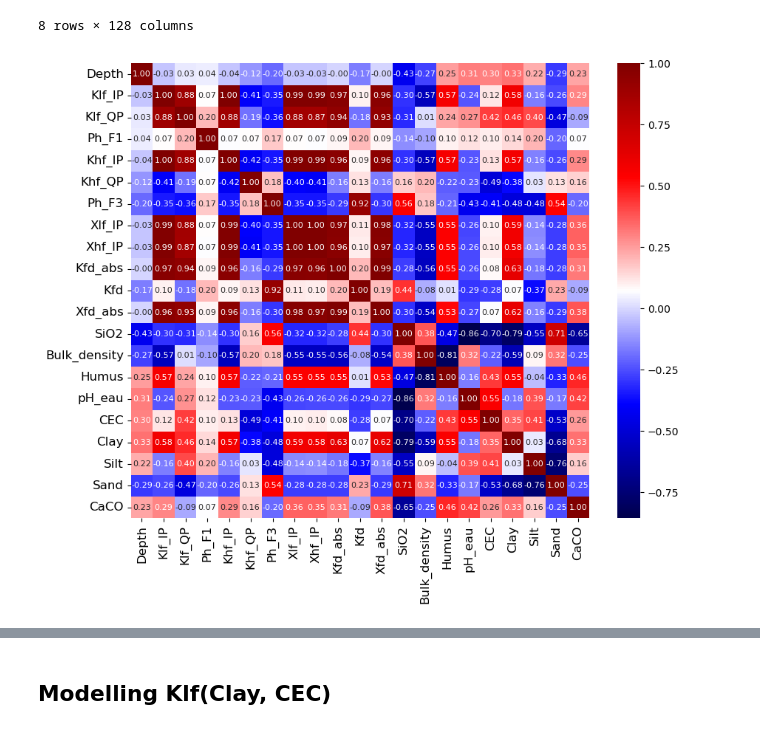
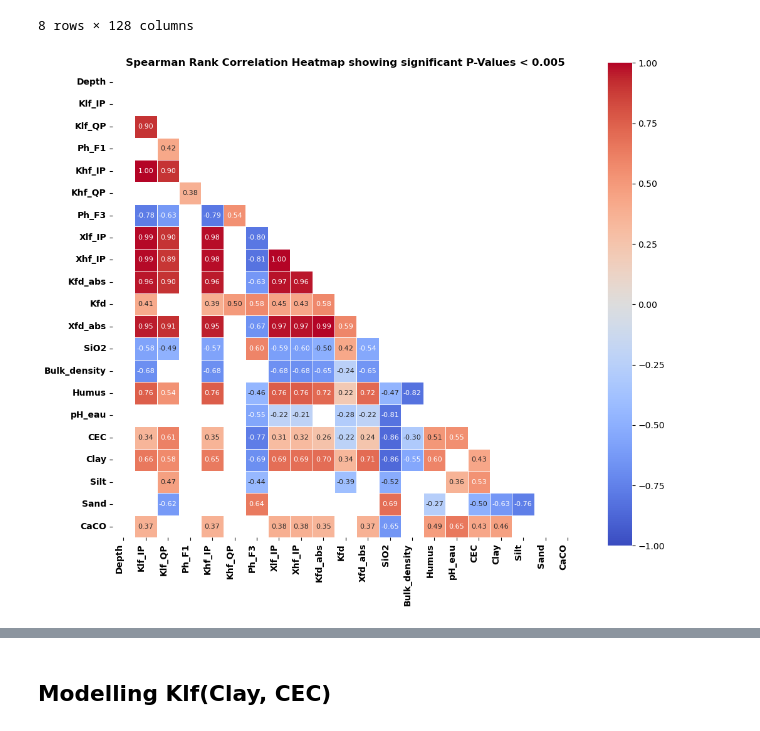
Before and after one commit to SENSE-UGent/kappa-CEC, a Jupyter notebook: cec_clay_susc.ipynb, the cells around one changed output, grey strips where cells are left out. Cells and saved outputs as stored; diff of their text form; code cells hidden in the pictures.

```diff
--- a/cec_clay_susc.ipynb
+++ b/cec_clay_susc.ipynb
@@ -22,8 +24,8 @@ from sklearn.preprocessing import PolynomialFeatures
 pd.set_option("display.max_rows", 100, "display.max_columns", 100)
 np.set_printoptions(precision=2)
 # %%
-#df = pd.read_excel('cec_clay_susc.xlsx')[:56]
-df = pd.read_excel('cec_clay_susc.xlsx')[:173]
+df = pd.read_excel('data/cec_clay_susc.xlsx')[:173] # all samples
+#df = df[:56]                                  # just non-tropical samples
 
 df.describe()
 # %% [output]
@@ -38,24 +40,41 @@ df.describe()
 | max | 396.000000 | 362.660000 | 258.000000 | 0.033480 | 0.000037 | 18.560000 | 17.960000 | 796.000000 | 4.000000 | 0.030000 | 4.148000e-06 | ... |
 8 rows × 128 columns
 # %%
-df_f = df[['Depth', 'Klf_IP', 'Klf_QP', 'Ph_F1', 'Khf_IP', 'Khf_QP', 'Ph_F3', 'Xlf_IP', 'Xhf_IP', 'Kfd_abs', 'Kfd', 'Xfd_abs', 'SiO2', 'Bulk_density',
-           'Humus', 'pH_eau', 'CEC', 'Clay', 'Silt', 'Sand', 'CaCO']]
+filtered_features = ['Depth', 'Klf_IP', 'Klf_QP', 'Ph_F1', 'Khf_IP', 'Khf_QP', 'Ph_F3', 'Xlf_IP', 'Xhf_IP', 'Kfd_abs', 'Kfd', 'Xfd_abs', 'SiO2', 'Bulk_density',
+           'Humus', 'pH_eau', 'CEC', 'Clay', 'Silt', 'Sand', 'CaCO']
 
-# Setting the figure size
-plt.figure(figsize=(10, 8))
+# Calculate the Spearman rank correlation coefficients and p-values
+corr, p_value = spearmanr(df[filtered_features], nan_policy='omit')
 
-# Plotting correlation heatmap with annotations
-dataplot = sns.heatmap(df_f.corr(), cmap="seismic", annot=True, fmt=".2f", annot_kws={"size": 8})
+# Convert to DataFrame for easier plotting
+corr_df = pd.DataFrame(corr, index=filtered_features, columns=filtered_features)
+p_value_df = pd.DataFrame(p_value, index=filtered_features, columns=filtered_features)
 
-dataplot.tick_params(axis='both', which='major', labelsize=12)
+# Create a mask for significant p-values (e.g., p < 0.01)
+p_value_mask = 0.005
+significant_mask = p_value_df < p_value_mask
 
-# Rotating y-axis labels for better visualization
-dataplot.set_yticklabels(dataplot.get_yticklabels(), rotation=0)
+# Mask for the upper triangle
+mask = np.triu(np.ones_like(corr_df, dtype=bool))
 
-# Setting the label size for x and y axes
-dataplot.set_xlabel(dataplot.get_xlabel(), fontsize=14)
-dataplot.set_ylabel(dataplot.get_ylabel(), fontsize=14)
+# Combine the masks
+final_mask = mask | ~significant_mask
 
+# Set up the matplotlib figure
+plt.figure(figsize=(12, 10))
+
+# Draw the heatmap with the mask and correct aspect ratio
+sns.heatmap(corr_df, mask=final_mask, annot=True, fmt=".2f", cmap='coolwarm', square=True, linewidths=.5, vmin=-1, vmax=1, annot_kws={"size": 8})
+
+# Adjust layout for better readability
+plt.xticks(rotation=90, ha='right', fontsize=10, fontweight='bold')
+plt.yticks(rotation=0, fontsize=10, fontweight='bold')
+plt.title('Spearman Rank Correlation Heatmap showing significant P-Values < '+str(p_value_mask), fontsize=12, fontweight='bold')
+
+# Show the plot
+folder_path = 'figures_output/'
+filename = f"Corr_Hysteresis.png"
+plt.savefig(folder_path + filename)
 plt.show()
 # %% [output]
-[figure, old version]
+[figure, new version]
```
Also changed, not shown: parts of 9 cells of this notebook, 21 other files.
